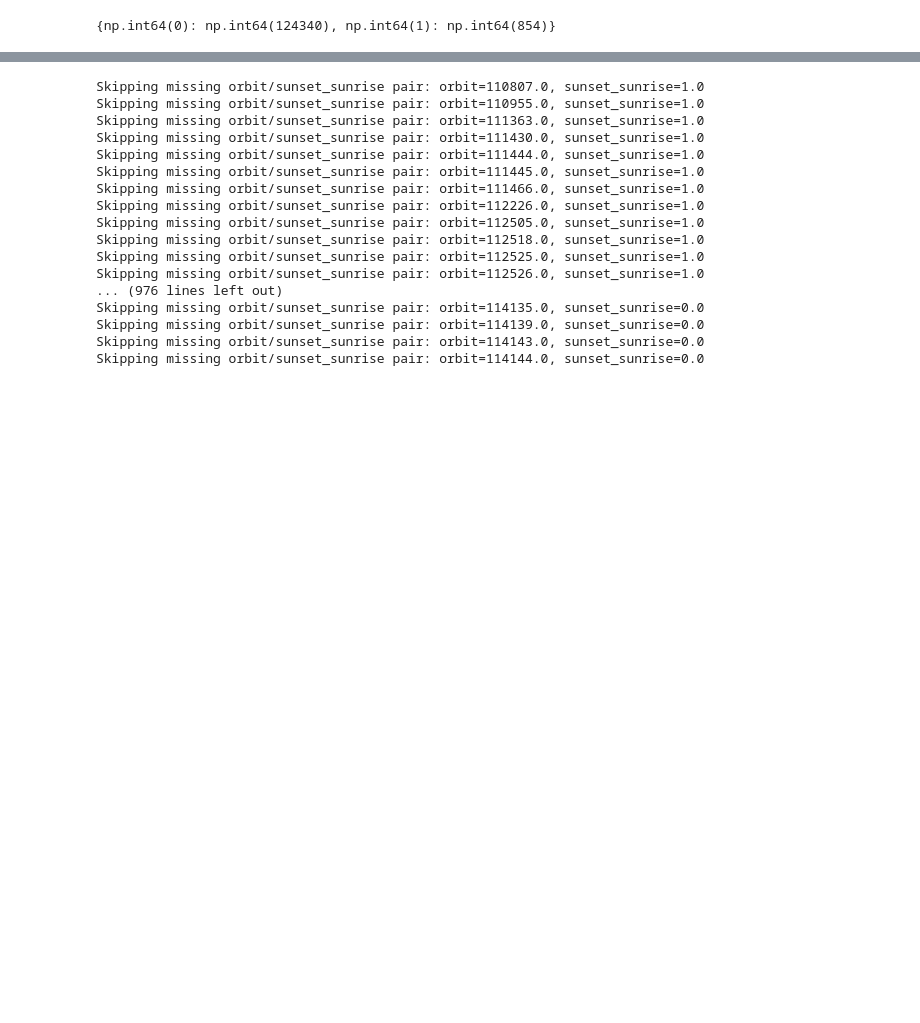
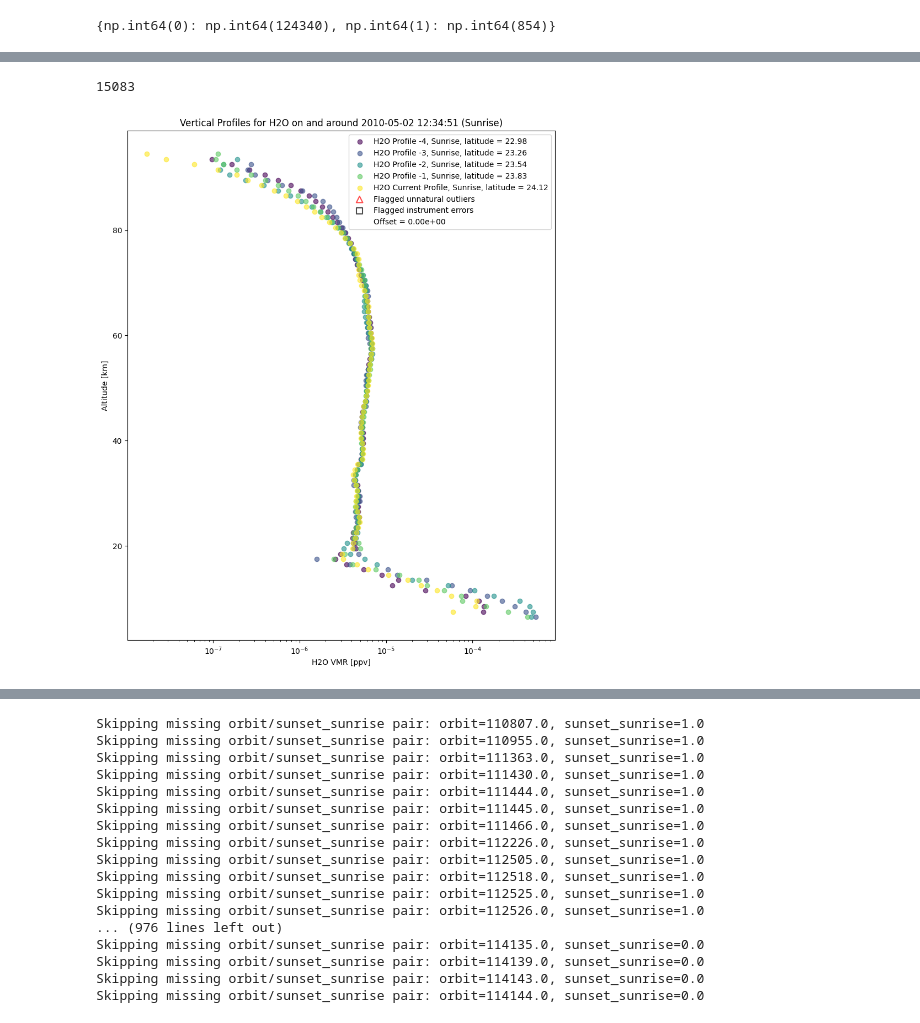
Before and after one commit to james-harvey-git/MPhys_Project, a Jupyter notebook: machine_learning.ipynb, the cells around one changed output, grey strips where cells are left out. Cells and saved outputs as stored; diff of their text form; code cells hidden in the pictures; blank space fills up the shorter version.

```diff
--- a/machine_learning.ipynb
+++ b/machine_learning.ipynb
@@ -246,0 +245,3 @@ weighted avg       0.99      0.99      0.99     18780
+# %%
+predicted_bad_indices = np.where(discrete_predictions == 1)[0]
+print(predicted_bad_indices)
@@ -247,3 +268,16 @@ weighted avg       0.99      0.99      0.99     18780
+# %%
+reload(data_processing)
+from data_processing import vertical_profile_plot as vpp
+
+idx = np.random.choice(predicted_bad_indices)
+print(idx)
+
+date_indices_example = feature_date_indices[idx]
+
+vpp('H2O', h2o_data, h2o_flags, date_indices_example)
+# %% [output]
+15083
+[figure, added]
 # %%
 # Evaluate the model on the test set
 test_loss, test_accuracy = model.evaluate(X_test, y_test)
```
Also changed, not shown: parts of 11 cells of this notebook, 1 other file.
